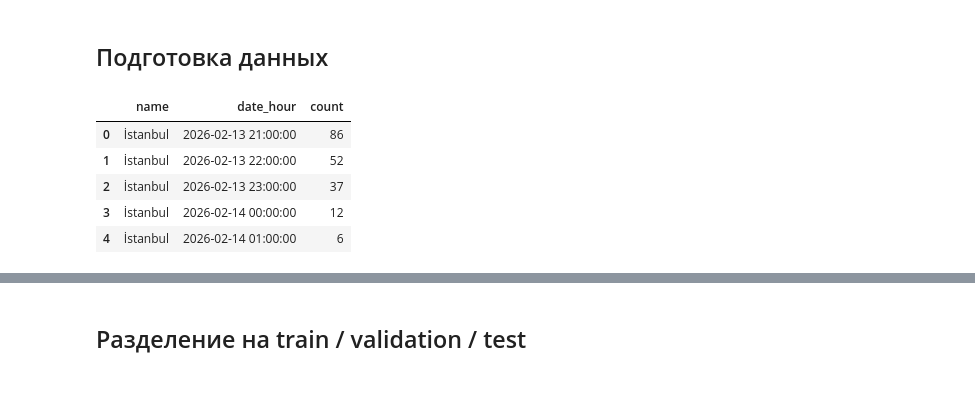
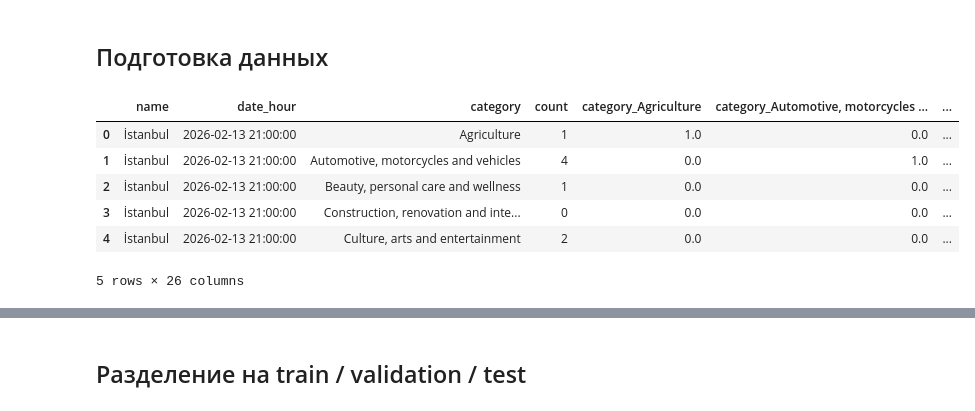
Before and after one commit to d1amp0/turkey-search-demand-map, a Jupyter notebook: ds/ml/predict_result.ipynb, the cells around one changed output, grey strips where cells are left out. Drawn from its saved outputs; the diff is of its cells as text; code cells hidden in the pictures.

```diff
--- a/ds/ml/predict_result.ipynb
+++ b/ds/ml/predict_result.ipynb
@@ -40,40 +40,72 @@ CAT_ITERATIONS = 3000
 # %% [markdown]
 ## Подготовка данных
 # %%
+from sklearn.preprocessing import OneHotEncoder
+
 events = pd.read_csv(DATA_PATH)
+
 events["model_response_timestamp"] = pd.to_datetime(
     events["model_response_timestamp"],
     unit="s",
 )
 events["date_hour"] = events["model_response_timestamp"].dt.floor("h")
 
+events["category"] = events["category"].fillna("unknown").astype(str)
+
 hourly = (
-    events.groupby(["name", "date_hour"])
+    events.groupby(["name", "category", "date_hour"])
     .size()
     .reset_index(name="count")
 )
 
-city_hourly = hourly.loc[hourly["name"] == CITY_NAME, ["date_hour", "count"]]
+city_hourly = hourly.loc[
+    hourly["name"] == CITY_NAME,
+    ["date_hour", "category", "count"],
+]
+
 all_hours = pd.date_range(
     city_hourly["date_hour"].min(),
     city_hourly["date_hour"].max(),
     freq="h",
 )
 
+all_categories = sorted(city_hourly["category"].unique())
+
+full_index = pd.MultiIndex.from_product(
+    [all_hours, all_categories],
+    names=["date_hour", "category"],
+)
+
 base_df = (
-    city_hourly.set_index("date_hour")
-    .reindex(all_hours, fill_value=0)
-    .rename_axis("date_hour")
+    city_hourly.set_index(["date_hour", "category"])
+    .reindex(full_index, fill_value=0)
     .reset_index()
 )
+
 base_df.insert(0, "name", CITY_NAME)
-base_df = base_df.sort_values("date_hour").reset_index(drop=True)
+base_df = base_df.sort_values(["date_hour", "category"]).reset_index(drop=True)
+
+encoder = OneHotEncoder(
+    handle_unknown="ignore",
+    sparse_output=False,
+)
+
+category_ohe = encoder.fit_transform(base_df[["category"]])
+
+category_ohe_df = pd.DataFrame(
+    category_ohe,
+    columns=encoder.get_feature_names_out(["category"]),
+    index=base_df.index,
+)
+
+base_df = pd.concat([base_df, category_ohe_df], axis=1)
 
 base_df.head()
 # %% [output]
-|  | name | date_hour | count |
-| 0 | İstanbul | 2026-02-13 21:00:00 | 86 |
-| 1 | İstanbul | 2026-02-13 22:00:00 | 52 |
-| 2 | İstanbul | 2026-02-13 23:00:00 | 37 |
-| 3 | İstanbul | 2026-02-14 00:00:00 | 12 |
-| 4 | İstanbul | 2026-02-14 01:00:00 | 6 |
+|  | name | date_hour | category | count | category_Agriculture | category_Automotive, motorcycles ... | ... |
+| 0 | İstanbul | 2026-02-13 21:00:00 | Agriculture | 1 | 1.0 | 0.0 | ... |
+| 1 | İstanbul | 2026-02-13 21:00:00 | Automotive, motorcycles and vehicles | 4 | 0.0 | 1.0 | ... |
+| 2 | İstanbul | 2026-02-13 21:00:00 | Beauty, personal care and wellness | 1 | 0.0 | 0.0 | ... |
+| 3 | İstanbul | 2026-02-13 21:00:00 | Construction, renovation and inte... | 0 | 0.0 | 0.0 | ... |
+| 4 | İstanbul | 2026-02-13 21:00:00 | Culture, arts and entertainment | 2 | 0.0 | 0.0 | ... |
+5 rows × 26 columns
```
Also changed, not shown: parts of 6 cells of this notebook, 2 other files.
